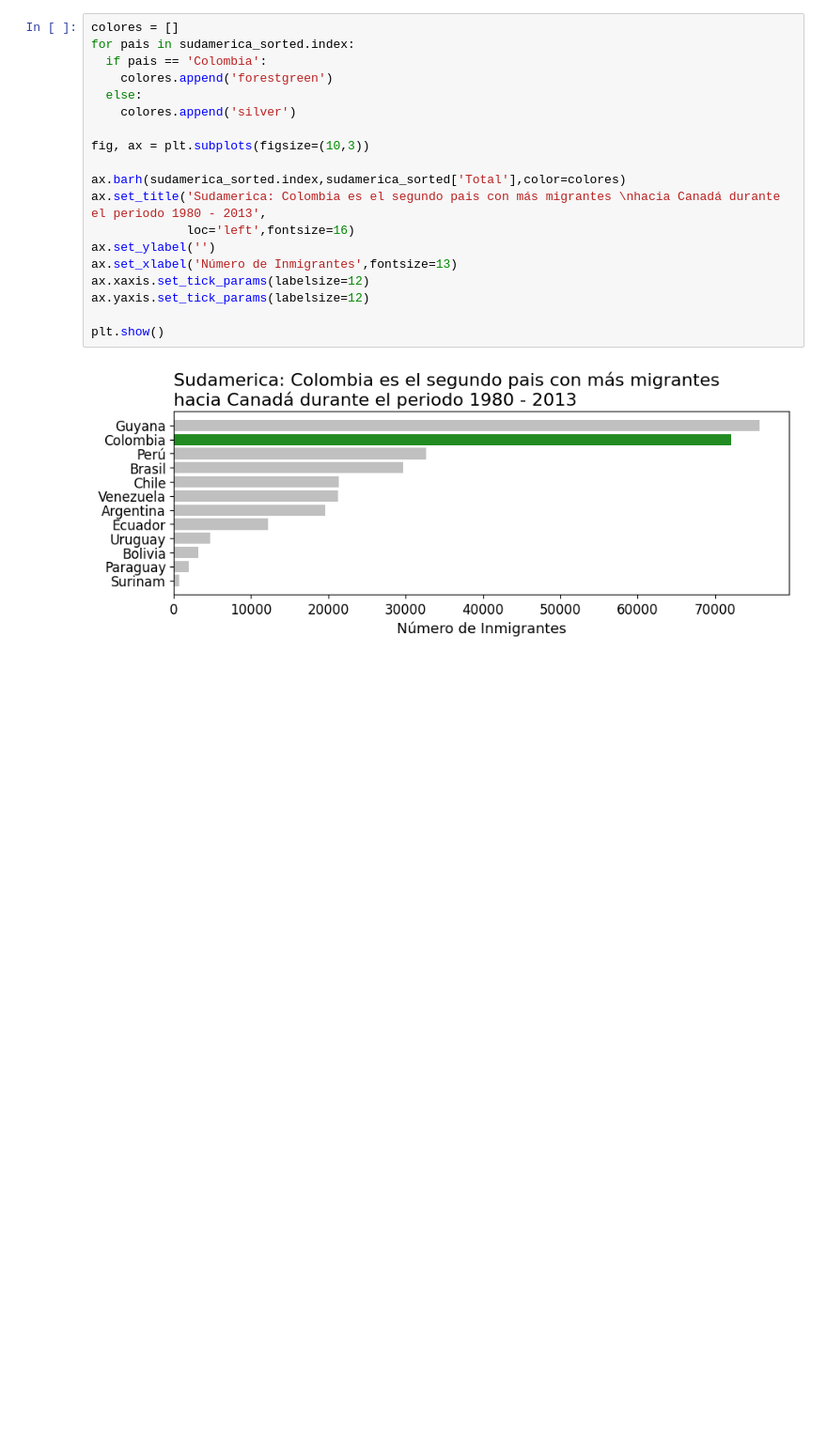
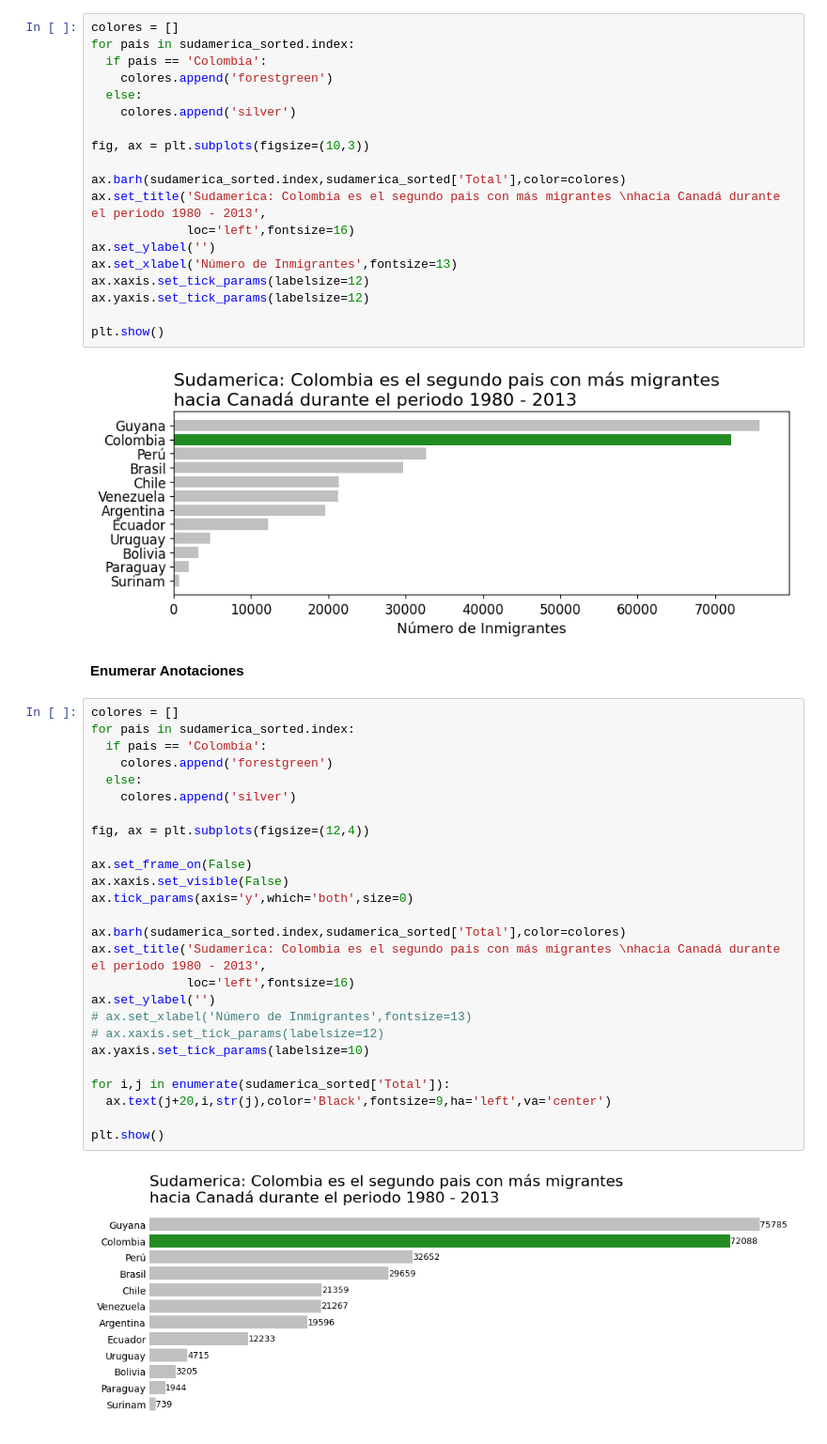
Before and after one commit to smringdesigns/Visualizacion-Datos-Graficando, a Jupyter notebook: Visualización_de_Datos_Crenado_Gráficos.ipynb, the cells around one changed output. Shown: that part at 94% size. Cells and saved outputs as stored; diff of their text form; blank space fills up the shorter version.

```diff
--- a/Visualización_de_Datos_Crenado_Gráficos.ipynb
+++ b/Visualización_de_Datos_Crenado_Gráficos.ipynb
@@ -322,3 +322,33 @@ ax.yaxis.set_tick_params(labelsize=12)
 plt.show()
 # %% [output]
 [figure]
+# %% [markdown]
+**Enumerar Anotaciones**
+# %%
+colores = []
+for pais in sudamerica_sorted.index:
+  if pais == 'Colombia':
+    colores.append('forestgreen')
+  else:
+    colores.append('silver')
+
+fig, ax = plt.subplots(figsize=(12,4))
+
+ax.set_frame_on(False)
+ax.xaxis.set_visible(False)
+ax.tick_params(axis='y',which='both',size=0)
+
+ax.barh(sudamerica_sorted.index,sudamerica_sorted['Total'],color=colores)
+ax.set_title('Sudamerica: Colombia es el segundo pais con más migrantes \nhacia Canadá durante el periodo 1980 - 2013',
+             loc='left',fontsize=16)
+ax.set_ylabel('')
+# ax.set_xlabel('Número de Inmigrantes',fontsize=13)
+# ax.xaxis.set_tick_params(labelsize=12)
+ax.yaxis.set_tick_params(labelsize=10)
+
+for i,j in enumerate(sudamerica_sorted['Total']):
+  ax.text(j+20,i,str(j),color='Black',fontsize=9,ha='left',va='center')
+
+plt.show()
+# %% [output]
+[figure, added]
```
